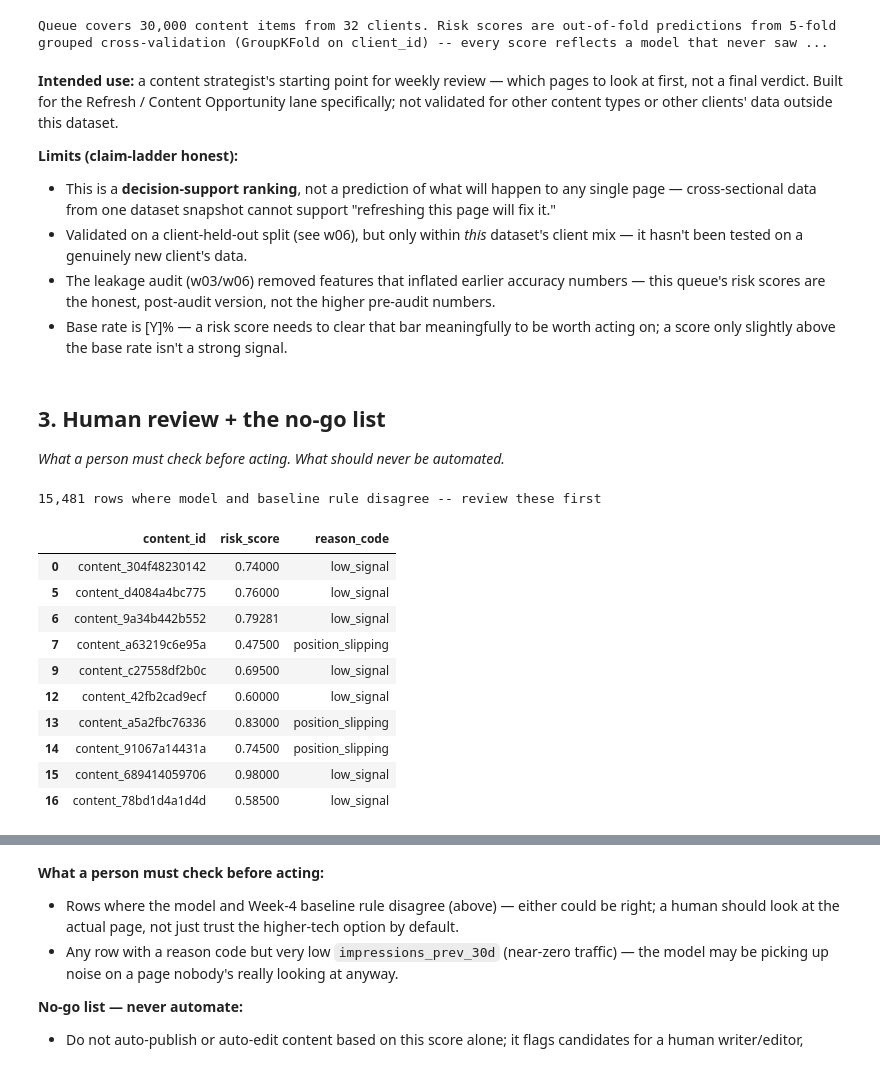
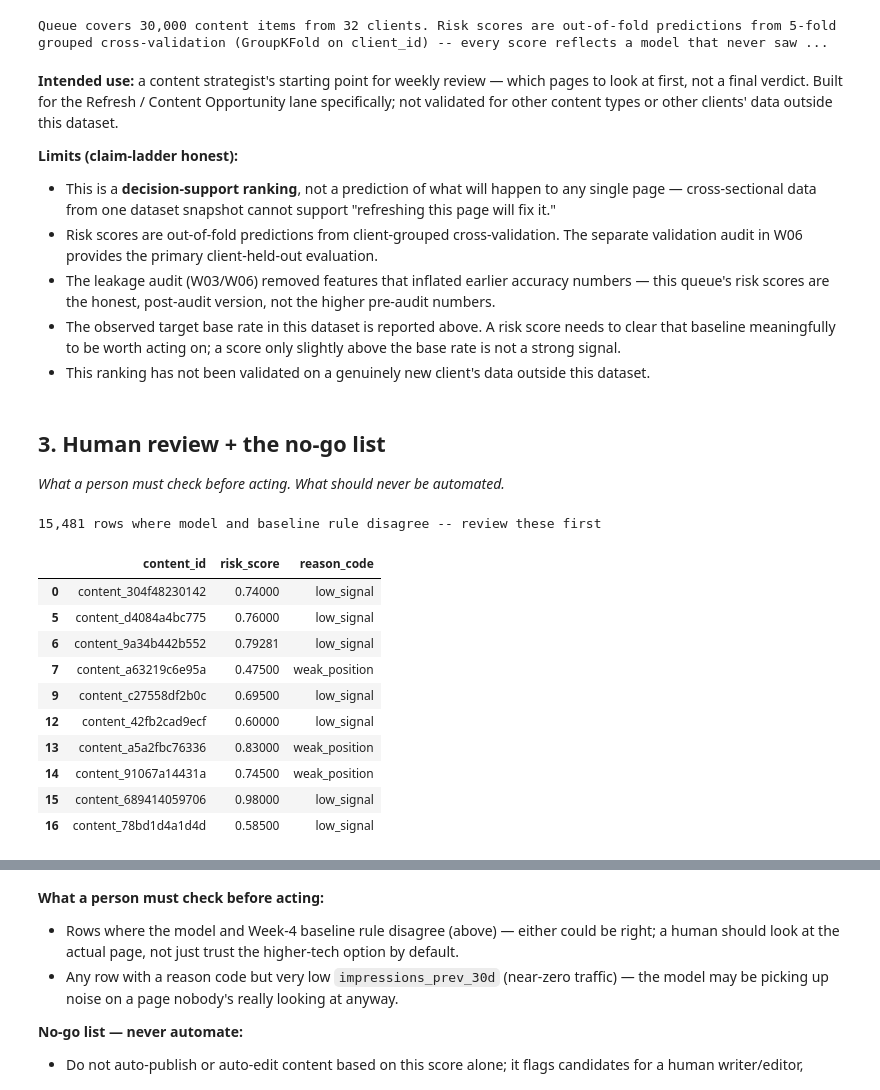
Before and after one commit to AhmedMahmoud-123/FlyRank_AI, a Jupyter notebook: work/notebooks/w07_action_playbook.ipynb, the cells around one changed output, grey strips where cells are left out. Saved outputs shown, nothing was run; the diff lists cells and outputs as text; code cells hidden in the pictures.

```diff
--- a/work/notebooks/w07_action_playbook.ipynb
+++ b/work/notebooks/w07_action_playbook.ipynb
@@ -104,39 +162,70 @@ not validated for other content types or other clients' data outside this datase
 - This is a **decision-support ranking**, not a prediction of what will happen to any single
   page — cross-sectional data from one dataset snapshot cannot support "refreshing this page
   will fix it."
-- Validated on a client-held-out split (see w06), but only within *this* dataset's client mix —
-  it hasn't been tested on a genuinely new client's data.
-- The leakage audit (w03/w06) removed features that inflated earlier accuracy numbers — this
+- Risk scores are out-of-fold predictions from client-grouped cross-validation. The separate
+  validation audit in W06 provides the primary client-held-out evaluation.
+- The leakage audit (W03/W06) removed features that inflated earlier accuracy numbers — this
   queue's risk scores are the honest, post-audit version, not the higher pre-audit numbers.
-- Base rate is [Y]% — a risk score needs to clear that bar meaningfully to be worth acting on;
-  a score only slightly above the base rate isn't a strong signal.
+- The observed target base rate in this dataset is reported above. A risk score needs to clear
+  that baseline meaningfully to be worth acting on; a score only slightly above the base rate
+  is not a strong signal.
+- This ranking has not been validated on a genuinely new client's data outside this dataset.
 # %% [markdown]
 ## 3. Human review + the no-go list
 
 *What a person must check before acting. What should never be automated.*
 # %%
-visible = (model_data['impressions_prev_30d'] >= 500).astype(int)
-stale = (model_data['days_since_last_update'] >= 180).astype(int)
-median_pos = model_data.loc[model_data['avg_position'] > 0, 'avg_position'].median()
-slipping = (model_data['avg_position'] > median_pos).astype(int)
+visible = (
+    model_data['impressions_prev_30d'] >= 500
+).astype(int)
 
+stale = (
+    model_data['days_since_last_update'] >= 180
+).astype(int)
 
-baseline_flag = (visible & (stale | slipping)).astype(int)
-model_flag = (model_data['risk_score'] >= 0.5).astype(int)
+median_pos = model_data.loc[
+    model_data['avg_position'] > 0,
+    'avg_position'
+].median()
 
-disagreement = model_data[baseline_flag != model_flag]
-print(f'{len(disagreement):,} rows where model and baseline rule disagree -- review these first')
-disagreement[['content_id', 'risk_score', 'reason_code']].head(10)
+weak_position = (
+    model_data['avg_position'] > median_pos
+).astype(int)
+
+baseline_flag = (
+    visible & (stale | weak_position)
+).astype(int)
+
+model_flag = (
+    model_data['risk_score'] >= 0.5
+).astype(int)
+
+disagreement = model_data[
+    baseline_flag != model_flag
+]
+
+print(
+    f'{len(disagreement):,} rows where model and baseline '
+    f'rule disagree -- review these first'
+)
+
+disagreement[
+    [
+        'content_id',
+        'risk_score',
+        'reason_code'
+    ]
+].head(10)
 # %% [output]
 15,481 rows where model and baseline rule disagree -- review these first
 |  | content_id | risk_score | reason_code |
 | 0 | content_304f48230142 | 0.74000 | low_signal |
 | 5 | content_d4084a4bc775 | 0.76000 | low_signal |
 | 6 | content_9a34b442b552 | 0.79281 | low_signal |
-| 7 | content_a63219c6e95a | 0.47500 | position_slipping |
+| 7 | content_a63219c6e95a | 0.47500 | weak_position |
 | 9 | content_c27558df2b0c | 0.69500 | low_signal |
 | 12 | content_42fb2cad9ecf | 0.60000 | low_signal |
-| 13 | content_a5a2fbc76336 | 0.83000 | position_slipping |
-| 14 | content_91067a14431a | 0.74500 | position_slipping |
+| 13 | content_a5a2fbc76336 | 0.83000 | weak_position |
+| 14 | content_91067a14431a | 0.74500 | weak_position |
 | 15 | content_689414059706 | 0.98000 | low_signal |
 | 16 | content_78bd1d4a1d4d | 0.58500 | low_signal |
```
Also changed, not shown: parts of 6 cells of this notebook.
